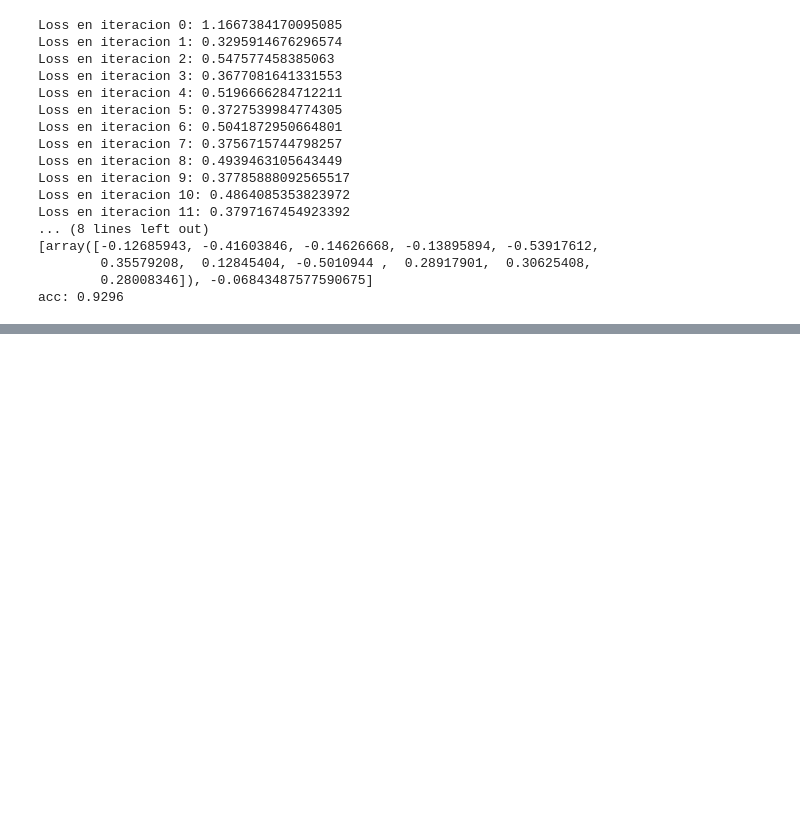
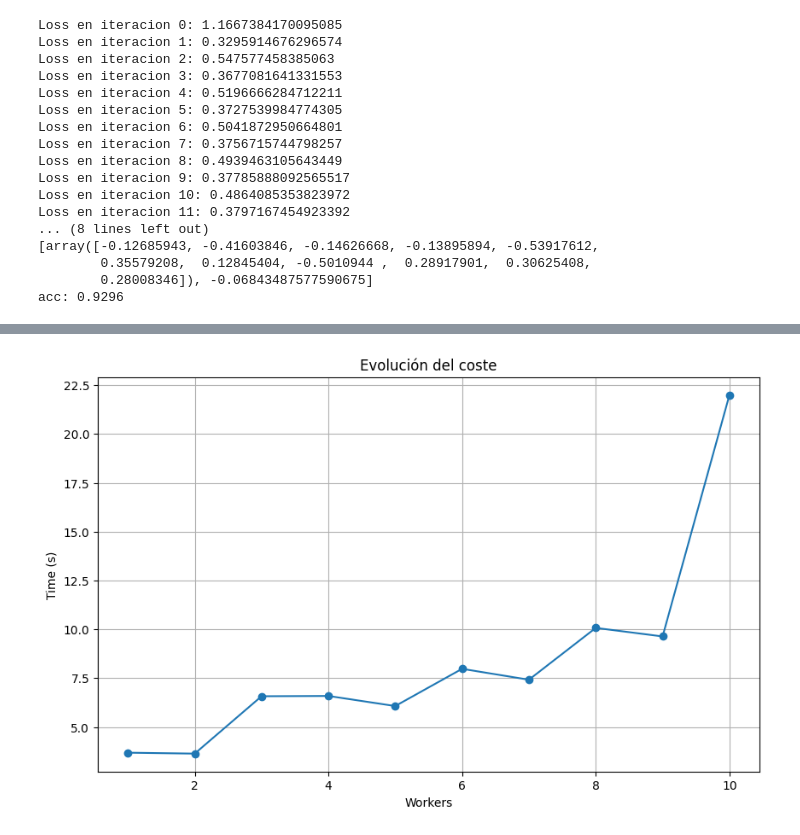
Before and after one commit to kzzazzk/ogvd_spark, a Jupyter notebook: Notebooks/ejercicio3.ipynb, the cells around one changed output, grey strips where cells are left out. Cells and saved outputs as stored; diff of their text form; code cells hidden in the pictures; blank space fills up the shorter version.

```diff
--- a/Notebooks/ejercicio3.ipynb
+++ b/Notebooks/ejercicio3.ipynb
@@ -261,0 +719,14 @@ acc: 0.9296
+# %%
+rows_rdd = data.map(lambda line: line[0])
+print(rows_rdd.take(1))
+print()
+cols_rdd = rows_rdd.flatMap(lambda row: [(i, (x,x*x, 1)) for i, x in enumerate(row)])
+print(cols_rdd.take(5))
+print()
+group_rdd = cols_rdd.reduceByKey(lambda a,b:(a[0]+b[0],a[1]+b[1],a[2]+b[2]))
+print(group_rdd.take(1))
+print()
+mean_rdd = group_rdd.map(lambda t: (t[0],(t[1][0] / t[1][2], np.sqrt((t[1][1] / t[1][2]) - (t[1][0] / t[1][2])**2))))
+print(mean_rdd.collect())
+print()
+broadcast_var = sc.broadcast(dict(mean_rdd.collect()))
@@ -261,0 +848,17 @@ acc: 0.9296
+# %%
+def accuracy (w, b, RDD_Xy):
+    '''Arguments:
+    w -- weights
+    b -- bias
+    RDD_Xy – RDD containing examples to be predicted
+    Returns:
+    accuracy -- the number of predictions that are correct divided by the number
+    of records (examples) in RDD_xy.
+    Predict function can be used for predicting a single example'''
+    pred_ok = RDD_Xy.map(
+            lambda xy: 1 if predict(w, b, xy[0]) == int(xy[1]) else 0
+        )
+
+    correct = pred_ok.reduce(lambda a, c: a + c)
+    total = RDD_Xy.count()
+    return correct / total if total > 0 else 0.0
@@ -261,0 +1047,16 @@ acc: 0.9296
+# %%
+import matplotlib.pyplot as plt
+
+plt.figure(figsize=(10, 6))
+
+xs = sorted(result.keys())
+ys = [result[x] for x in xs]
+
+plt.plot(xs, ys, marker='o')   # línea + puntos
+plt.xlabel("Workers")
+plt.ylabel("Time (s)")
+plt.title("Evolución del coste")
+plt.grid(True)
+plt.show()
+# %% [output]
+[figure, added]
```
Also changed, not shown: parts of 47 cells of this notebook.
